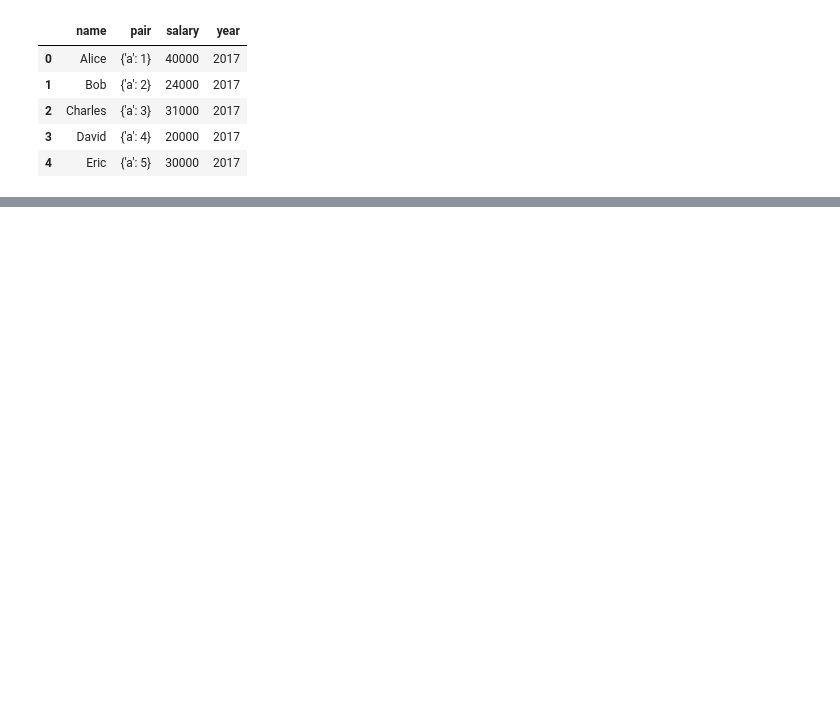
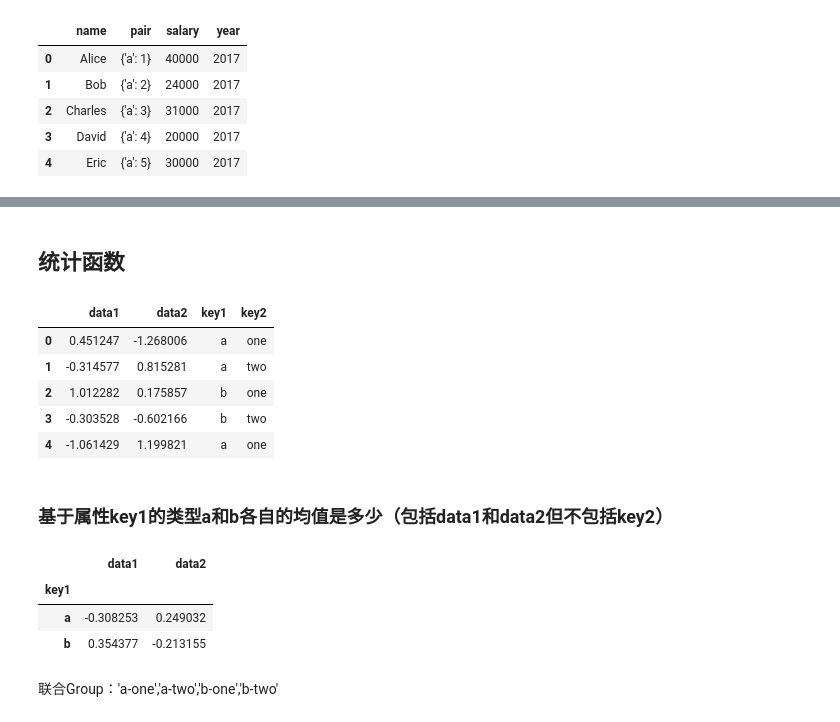
Before and after one commit to appke/pydata-notebook, a Jupyter notebook: chkk-CheatSheet/01-Pandas CheatSheet.ipynb, the cells around one changed output, grey strips where cells are left out. Cells and saved outputs as stored; diff of their text form; code cells hidden in the pictures; blank space fills up the shorter version.

```diff
--- a/chkk-CheatSheet/01-Pandas CheatSheet.ipynb
+++ b/chkk-CheatSheet/01-Pandas CheatSheet.ipynb
@@ -21,0 +175,29 @@ d
+# %% [markdown]
+## 统计函数
+# %%
+df2=pd.DataFrame({
+    'key1':['a', 'a', 'b', 'b', 'a'],
+    'key2':['one', 'two', 'one', 'two', 'one'],
+    'data1':np.random.randn(5),
+    'data2':np.random.randn(5)
+})
+# %%
+df2
+# %% [output]
+|  | data1 | data2 | key1 | key2 |
+| 0 | 0.451247 | -1.268006 | a | one |
+| 1 | -0.314577 | 0.815281 | a | two |
+| 2 | 1.012282 | 0.175857 | b | one |
+| 3 | -0.303528 | -0.602166 | b | two |
+| 4 | -1.061429 | 1.199821 | a | one |
+# %% [markdown]
+### 基于属性key1的类型a和b各自的均值是多少（包括data1和data2但不包括key2）
+# %%
+df2.groupby(['key1']).mean()
+# %% [output]
+|  | data1 | data2 |
+| key1 |  |  |
+| a | -0.308253 | 0.249032 |
+| b | 0.354377 | -0.213155 |
+# %% [markdown]
+联合Group：'a-one','a-two','b-one','b-two'
```
Also changed, not shown: parts of 39 cells of this notebook, 3 other files.
